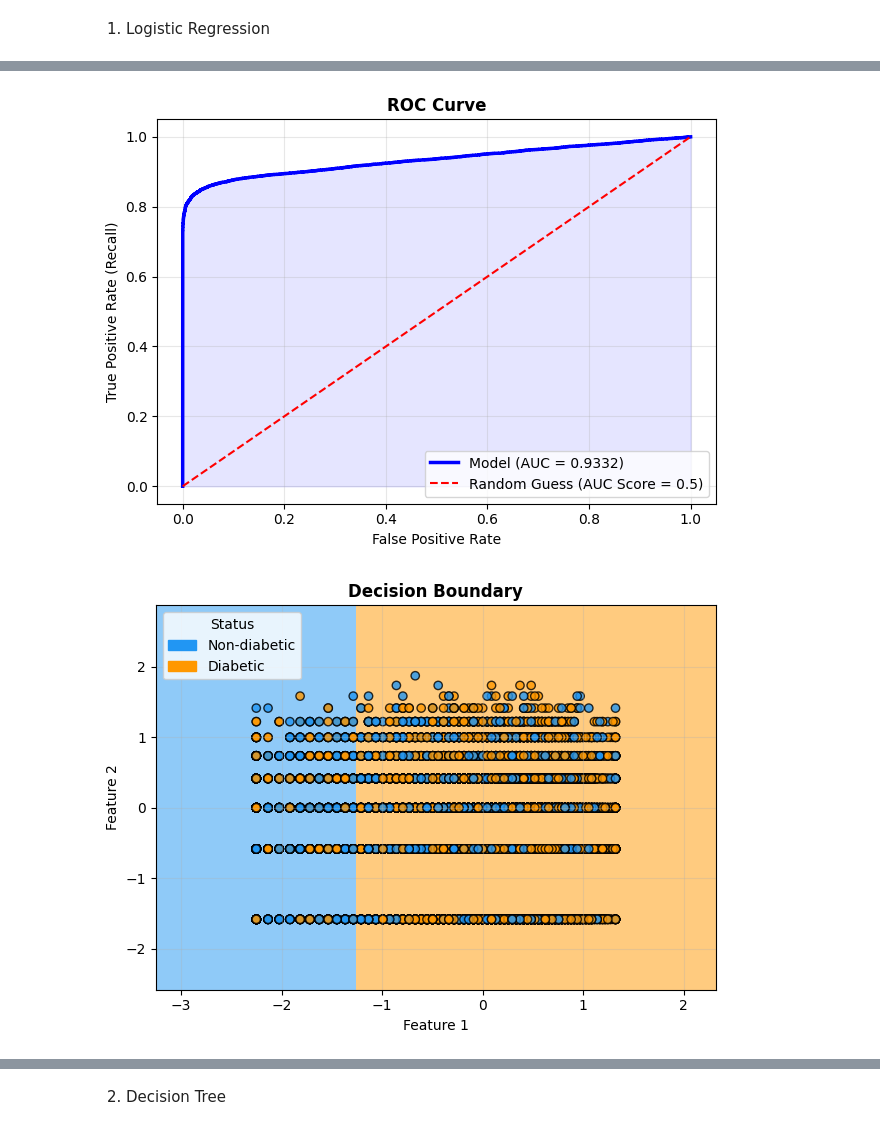
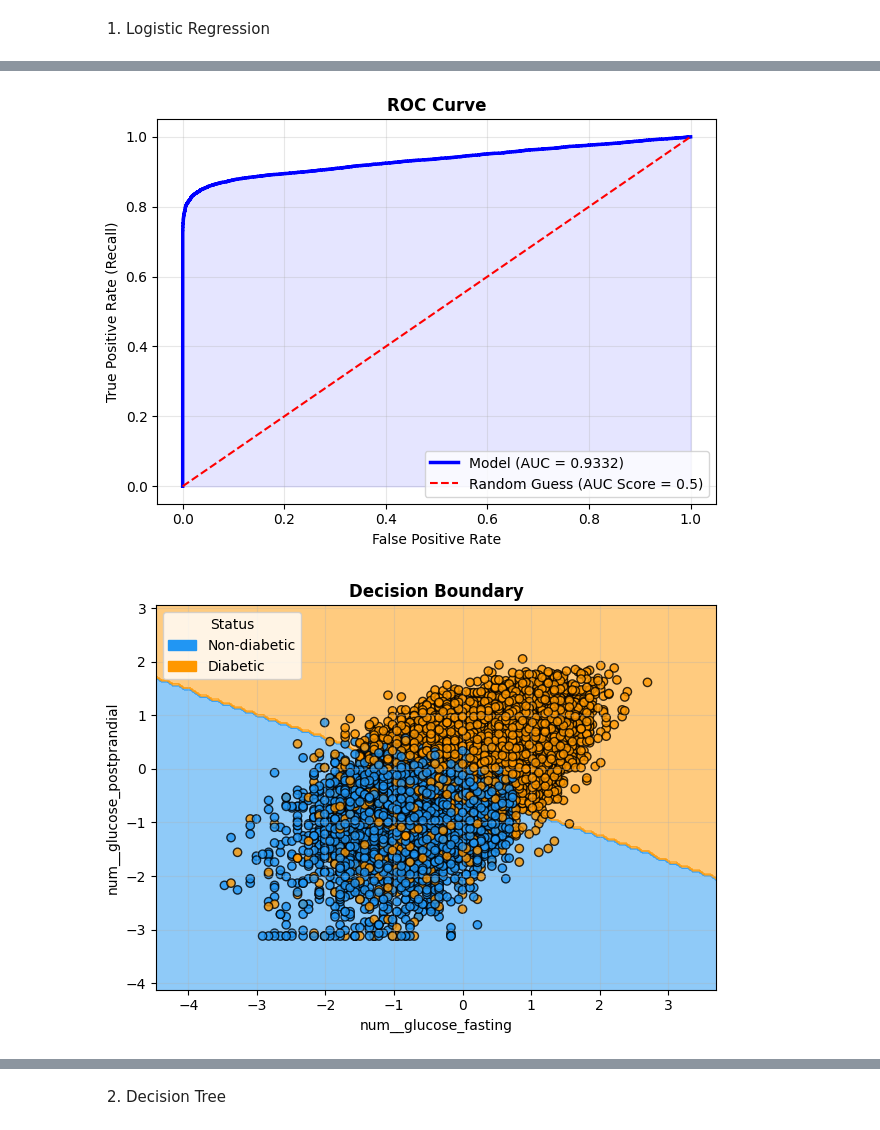
Before and after one commit to khushbakhtahmed13/diabetes-health-indicators-ml, a Jupyter notebook: notebooks/main_analysis.ipynb, the cells around one changed output, grey strips where cells are left out. Drawn from its saved outputs; the diff is of its cells as text; code cells hidden in the pictures.

```diff
--- a/notebooks/main_analysis.ipynb
+++ b/notebooks/main_analysis.ipynb
@@ -533,6 +533,10 @@ y_train = train_data["target"]
 
 x_test = test_data.drop(columns = ["target"])
 y_test = test_data["target"]
+# %%
+#Features for Decision Boundary
+
+db_features = ['num__glucose_fasting', 'num__glucose_postprandial']
 # %% [markdown]
 1) Logistic Regression
 # %%
@@ -541,83 +545,15 @@ y_test = test_data["target"]
 sys.path.append(os.path.abspath("../src"))
 from evaluation import plot_performance, plot_boundary
 
-#Initializing model
+#Initializing and training model
 lr = LogisticRegression(random_state = 42)
+lr.fit(x_train, y_train)
 
 #Plotting Performance
-plot_performance(lr, x_train, y_train, x_test, y_test)
+plot_performance(lr, x_test, y_test)
 
 #Visualizing decision boundary
 lr_db = LogisticRegression(random_state = 42)
-plot_boundary(lr_db, x_train, y_train, x_test, y_test)
-
-'''
-#Prediction on test data
-
-y_pred = lr.predict(x_test)
-y_probs = lr.predict_proba(x_test)[:,1]
-
-#Evaluation
-
-#Training & Testing accuracy
-print(f"Training Accuracy = {lr.score(x_train, y_train):.4f}")
-print(f"Testing Accuracy = {accuracy_score(y_test, y_pred):.4f}")
-
-#Classification Report
-print("\n\nClassification Report\n")
-print(classification_report(y_test, y_pred, target_names = ["Non-diabetic", "Diabetic"]))
-
-#ROC-AUC score
-auc = roc_auc_score(y_test, y_probs)
-print(f"\nROC-AUC score = {auc:.4f}\n\n")
-
-#ROC curve
-fpr, tpr, thresholds = roc_curve(y_test, y_probs)
-
-plt.plot(fpr, tpr, c = 'b', linewidth = 2.5, label = f"Model (AUC Score = {auc:.4f} )" )
-plt.plot([0, 1], [0, 1], c = 'r', linestyle = '--', label = f"Random Guess (AUC Score = 0.5)")
-plt.fill_between(fpr, tpr, color = 'blue', alpha = 0.1)
-
-plt.xlabel("False Positive Rate")
-plt.ylabel("True Positive Rate (Recall)")
-plt.title("ROC Curve", fontweight = "bold")
-plt.legend(loc = "lower right")
-plt.grid(True, alpha = 0.3)
-plt.tight_layout()
-
-#Decision Boundary
-
-#Training model on 2 features
-x_subset = x_test.iloc[:,:2]
-model = LogisticRegression(random_state = 42).fit(x_train.iloc[:, :2], y_train)
-
-# Plotting
-
-#Custom colors
-from matplotlib.colors import ListedColormap
-colors = ['#2196F3', '#FF9800']
-custom_cmap = ListedColormap(colors)
-
-#Patches
-import matplotlib.patches as mpatches
-legend_elements = [
-    mpatches.Patch(color = colors[0], label = 'Healthy'),
-    mpatches.Patch(color = colors[1], label = 'Diabetic')
-]
-
-DecisionBoundaryDisplay.from_estimator(
-    model, x_subset, response_method = "predict",
-    cmap = custom_cmap, alpha=0.5
-)
-
-plt.scatter(x_subset.iloc[:, 0], x_subset.iloc[:, 1], c = y_test, cmap = custom_cmap, edgecolors = "k", alpha = 0.8)
-
-plt.xlabel("Feature 1")
-plt.ylabel("Feature 2")
-plt.title("Decision Boundary", fontweight = "bold")
-plt.legend(handles = legend_elements, loc='upper left', title = "Status")
-plt.grid(True, alpha = 0.3)
-plt.tight_layout()
-
-'''
+lr_db.fit(x_train[db_features], y_train)
+plot_boundary(lr_db, x_test, y_test, db_features)
 # %% [output]
@@ -627,11 +560,11 @@ Testing Accuracy = 0.8550
 Classification Report
                precision    recall  f1-score   support
 
 Non-diabetic       0.83      0.79      0.81      8000
     Diabetic       0.87      0.90      0.88     12000
 
     accuracy                           0.85     20000
    macro avg       0.85      0.84      0.85     20000
 weighted avg       0.85      0.85      0.85     20000
 [figure]
-[figure, old version]
+[figure, new version]
```
Also changed, not shown: parts of 10 cells of this notebook, 1 other file.
